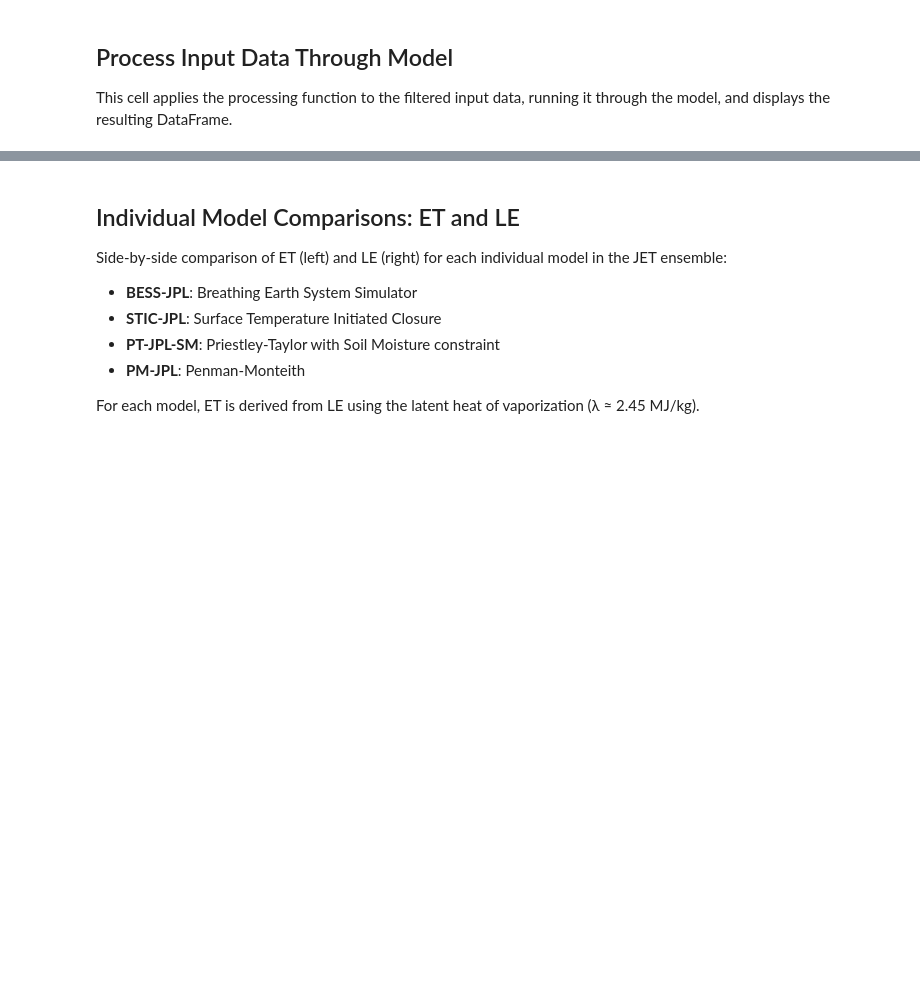
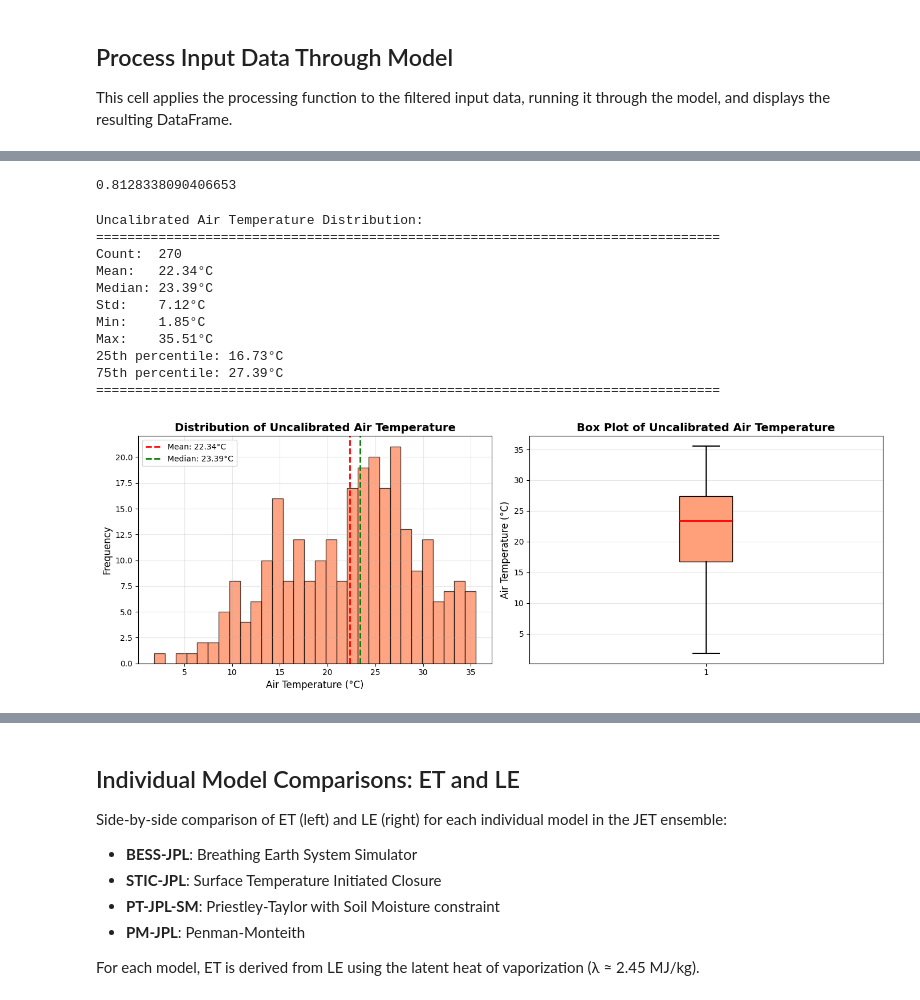
Before and after one commit to gregory-halverson-jpl/JET3, a Jupyter notebook: notebooks/ECOv003 JET Accuracy with ECOv002 Cal-Val RH vs ET.ipynb, the cells around one changed output, grey strips where cells are left out. Drawn from its saved outputs; the diff is of its cells as text; code cells hidden in the pictures; blank space fills up the shorter version.

Commit message:
ET with calibrated vs uncalibrated RH

```diff
--- a/notebooks/ECOv003 JET Accuracy with ECOv002 Cal-Val RH vs ET.ipynb
+++ b/notebooks/ECOv003 JET Accuracy with ECOv002 Cal-Val RH vs ET.ipynb
@@ -320,0 +408,3 @@ AttributeError: 'NotImplementedType' object has no attribute 'reindex_like'
+# %%
+uncalibrated_Ta_C = processed_uncalibrated['Ta_C']
+uncalibrated_Ta_C
@@ -320,0 +439,61 @@ AttributeError: 'NotImplementedType' object has no attribute 'reindex_like'
+# %%
+r2_score(insitu_Ta_C, uncalibrated_Ta_C)
+# %% [output]
+0.8128338090406653
+# %%
+# Print statistics about uncalibrated_Ta_C distribution
+print("Uncalibrated Air Temperature Distribution:")
+print("=" * 80)
+print(f"Count:  {len(uncalibrated_Ta_C)}")
+print(f"Mean:   {uncalibrated_Ta_C.mean():.2f}°C")
+print(f"Median: {uncalibrated_Ta_C.median():.2f}°C")
+print(f"Std:    {uncalibrated_Ta_C.std():.2f}°C")
+print(f"Min:    {uncalibrated_Ta_C.min():.2f}°C")
+print(f"Max:    {uncalibrated_Ta_C.max():.2f}°C")
+print(f"25th percentile: {uncalibrated_Ta_C.quantile(0.25):.2f}°C")
+print(f"75th percentile: {uncalibrated_Ta_C.quantile(0.75):.2f}°C")
+print("=" * 80)
+
+# Create figure with histogram and box plot
+fig, (ax1, ax2) = plt.subplots(1, 2, figsize=(14, 5))
+
+# Histogram
+ax1.hist(uncalibrated_Ta_C, bins=30, color='coral', edgecolor='black', alpha=0.7)
+ax1.axvline(uncalibrated_Ta_C.mean(), color='red', linestyle='--', linewidth=2, label=f'Mean: {uncalibrated_Ta_C.mean():.2f}°C')
+ax1.axvline(uncalibrated_Ta_C.median(), color='green', linestyle='--', linewidth=2, label=f'Median: {uncalibrated_Ta_C.median():.2f}°C')
+ax1.set_xlabel('Air Temperature (°C)', fontsize=12)
+ax1.set_ylabel('Frequency', fontsize=12)
+ax1.set_title('Distribution of Uncalibrated Air Temperature', fontsize=14, fontweight='bold')
+ax1.legend()
+ax1.grid(True, alpha=0.3)
+
+# Box plot
+ax2.boxplot(uncalibrated_Ta_C, vert=True, patch_artist=True,
+            boxprops=dict(facecolor='lightsalmon', edgecolor='black'),
+            medianprops=dict(color='red', linewidth=2),
+            whiskerprops=dict(color='black', linewidth=1.5),
+            capprops=dict(color='black', linewidth=1.5))
+ax2.set_ylabel('Air Temperature (°C)', fontsize=12)
+ax2.set_title('Box Plot of Uncalibrated Air Temperature', fontsize=14, fontweight='bold')
+ax2.grid(True, alpha=0.3, axis='y')
+
+plt.tight_layout()
+
+if SAVE_PLOTS:
+    plt.savefig('Uncalibrated_Ta_Distribution.jpeg', format='jpeg', bbox_inches='tight', dpi=150)
+    plt.savefig('Uncalibrated_Ta_Distribution.svg', format='svg', bbox_inches='tight')
+
+plt.show()
+# %% [output]
+Uncalibrated Air Temperature Distribution:
+================================================================================
+Count:  270
+Mean:   22.34°C
+Median: 23.39°C
+Std:    7.12°C
+Min:    1.85°C
+Max:    35.51°C
+25th percentile: 16.73°C
+75th percentile: 27.39°C
+================================================================================
+[figure, added]
```
Also changed, not shown: parts of 32 cells of this notebook, 1 other file.
